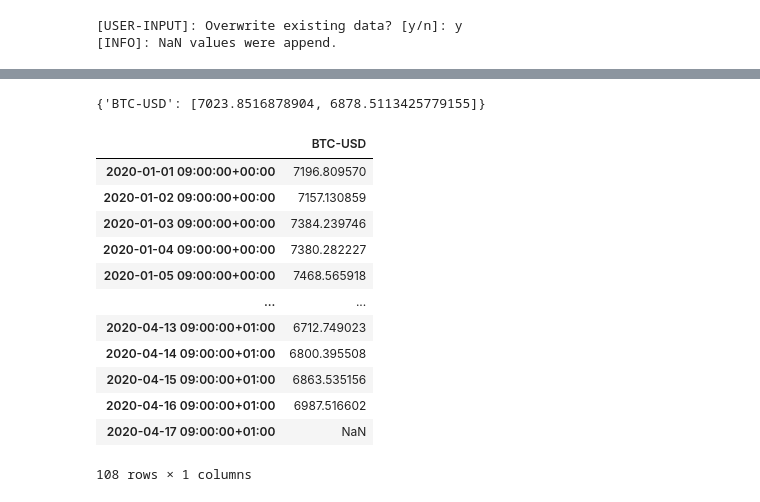
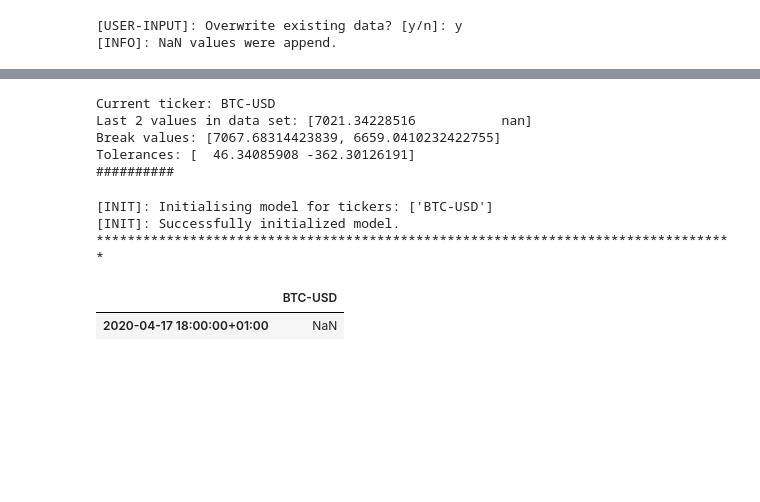
Before and after one commit to MarcoRosenzweig/FINANCE, a Jupyter notebook: PRICE_MODEL.ipynb, the cells around one changed output, grey strips where cells are left out. Saved outputs shown, nothing was run; the diff lists cells and outputs as text; code cells hidden in the pictures; blank space fills up the shorter version.

```diff
--- a/PRICE_MODEL.ipynb
+++ b/PRICE_MODEL.ipynb
@@ -34,7 +34,9 @@ model.get_data(start=start_date, interval='60m')
 # %% [output]
 [*********************100%***********************]  1 of 1 completed
 # %%
-day_hour = 9
+#edit this:
+day_hour = 18
+#do not edit below this line:
 start_date_range = pd.Timestamp(2020, 1, 1, day_hour)
 date_range = utils.create_date_range(start_date=start_date_range)
 model.apply_date_filter(date_range)
@@ -217,20 +202,22 @@ imag_model.ticker_df['BTC-USD']
-# %%
-imag_model.break_values
-# %% [output]
-{'BTC-USD': [7023.8516878904, 6878.5113425779155]}
+# %%
+for ticker in imag_model.tickers:
+    print('Current ticker: {}'.format(ticker))
+    print('Last 2 values in data set: {}'.format(imag_model.data[ticker].values[-2:]))
+    print('Break values: {}'.format(imag_model.break_values[ticker]))
+    print('Tolerances: {}'.format(imag_model.tolerances[ticker]))
+    print('#' * 10)
+# %% [output]
+Current ticker: BTC-USD
+Last 2 values in data set: [7021.34228516           nan]
+Break values: [7067.68314423839, 6659.0410232422755]
+Tolerances: [  46.34085908 -362.30126191]
+##########
 # %%
-imag_model.data
+imag_model._init_model()
+imag_model.data.tail(1)
 # %% [output]
+[INIT]: Initialising model for tickers: ['BTC-USD']
+[INIT]: Successfully initialized model.
+**********************************************************************************
 |  | BTC-USD |
-| 2020-01-01 09:00:00+00:00 | 7196.809570 |
-| 2020-01-02 09:00:00+00:00 | 7157.130859 |
-| 2020-01-03 09:00:00+00:00 | 7384.239746 |
-| 2020-01-04 09:00:00+00:00 | 7380.282227 |
-| 2020-01-05 09:00:00+00:00 | 7468.565918 |
-| ... | ... |
-| 2020-04-13 09:00:00+01:00 | 6712.749023 |
-| 2020-04-14 09:00:00+01:00 | 6800.395508 |
-| 2020-04-15 09:00:00+01:00 | 6863.535156 |
-| 2020-04-16 09:00:00+01:00 | 6987.516602 |
-| 2020-04-17 09:00:00+01:00 | NaN |
+| 2020-04-17 18:00:00+01:00 | NaN |
-108 rows × 1 columns
```
Also changed, not shown: parts of 20 cells of this notebook, 4 other files.
